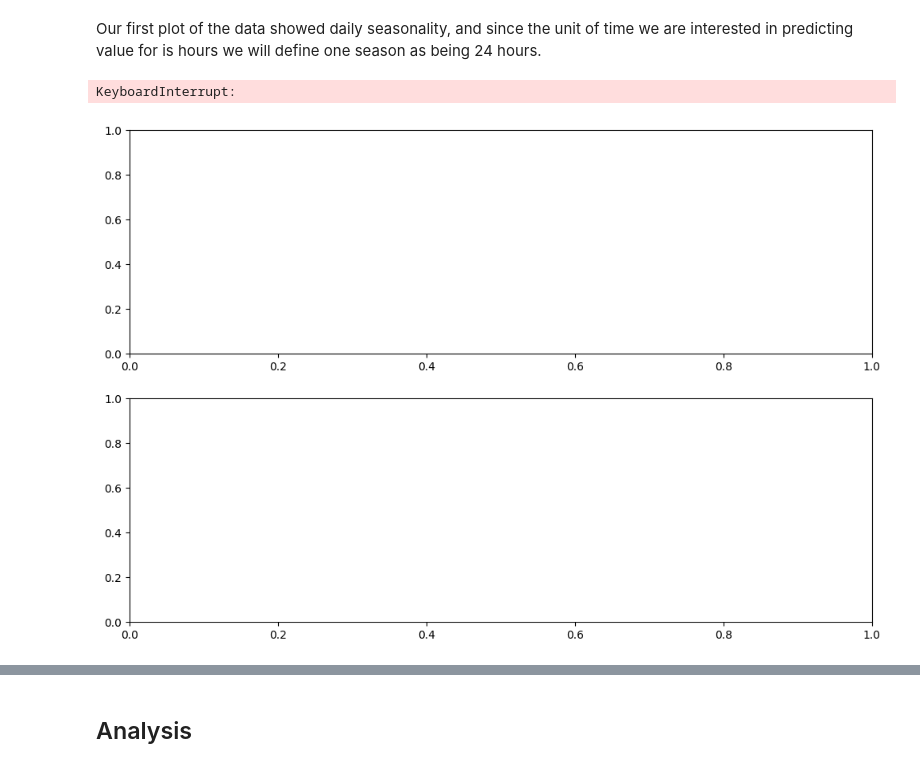
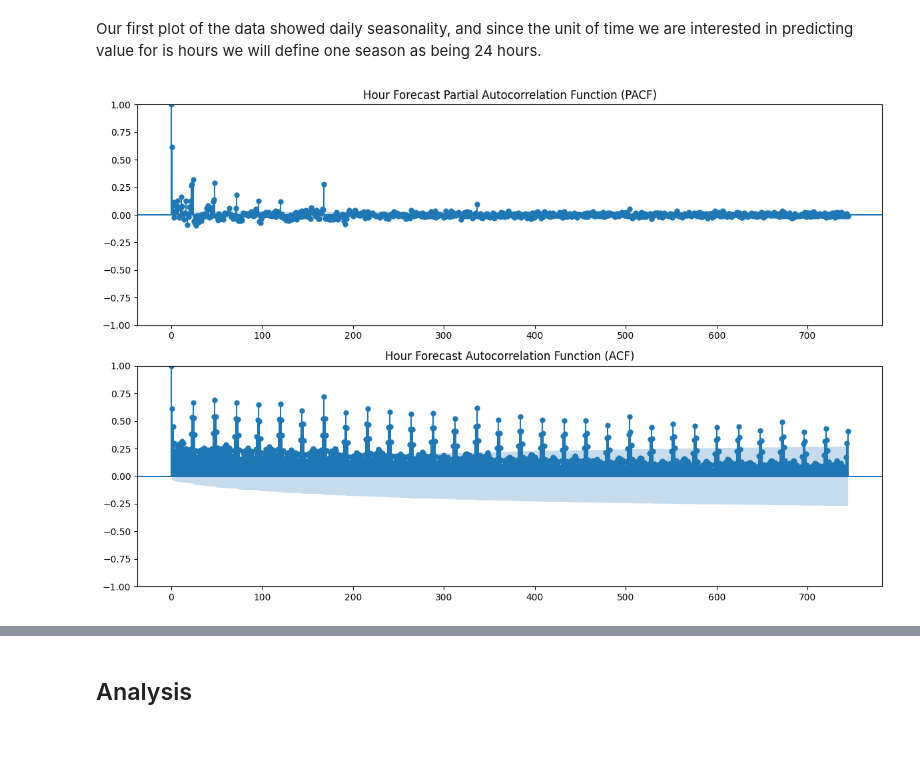
Before and after one commit to brett-k5/predicting-next-hour-taxis, a Jupyter notebook: sprint_13_project.ipynb, the cells around one changed output, grey strips where cells are left out. Saved outputs shown, nothing was run; the diff lists cells and outputs as text; code cells hidden in the pictures; blank space fills up the shorter version.

```diff
--- a/sprint_13_project.ipynb
+++ b/sprint_13_project.ipynb
@@ -135,15 +82,0 @@ hourly_orders = hourly_orders.dropna()
-# %%
-# Split data set into test set and final training set
-train_final, test = train_test_split(hourly_orders, shuffle=False, test_size=0.1)
-# Split final training set into intial trianing and validation sets
-train, val = train_test_split(train_final, shuffle=False, test_size=0.1)
-
-# Create features and targets for all sets.
-final_features_train = train_final.drop('num_orders', axis=1)
-final_target_train = train_final['num_orders']
-features_test = test.drop('num_orders', axis=1)
-target_test = test['num_orders']
-features_train = train.drop('num_orders', axis=1)
-target_train = train['num_orders']
-features_val = val.drop('num_orders', axis=1)
-target_val = val['num_orders']
@@ -150,24 +96,25 @@ target_val = val['num_orders']
 # %% [markdown]
 Our first plot of the data showed daily seasonality, and since the unit of time we are interested in predicting value for is hours we will define one season as being 24 hours.
 # %%
-# Set s eqal to hours in a day
-s = 24
 
-# Plot PACF for up to 7 seasonal cycles (7 * s lags)
-max_lag = 31 * s
+def pacf_acf(s: int, target_train: pd.Series, forecast_length: str) -> None:
 
-fig, ax = plt.subplots(2, 1, figsize=(12,8))
+    # Plot PACF for up to 7 seasonal cycles (7 * s lags)
+    max_lag = 31 * s
 
-# PACF plot
-plot_pacf(target_train, lags=max_lag, ax=ax[0])
-ax[0].set_title('Partial Autocorrelation Function (PACF)')
+    fig, ax = plt.subplots(2, 1, figsize=(12,8))
 
-# ACF plot (useful for seasonal MA terms)
-plot_acf(target_train, lags=max_lag, ax=ax[1])
-ax[1].set_title('Autocorrelation Function (ACF)')
+    # PACF plot
+    plot_pacf(pre.y_train_hour, lags=max_lag, ax=ax[0])
+    ax[0].set_title(f'{forecast_length} Forecast Partial Autocorrelation Function (PACF)')
 
-plt.tight_layout()
-plt.show()
+    # ACF plot (useful for seasonal MA terms)
+    plot_acf(target_train, lags=max_lag, ax=ax[1])
+    ax[1].set_title(f'{forecast_length} Forecast Autocorrelation Function (ACF)')
+
+    plt.tight_layout()
+    plt.show()
-# %% [output]
-KeyboardInterrupt:
-[figure, removed]
+# %%
+pacf_acf(24, pre.y_train_hour, 'Hour')
+# %% [output]
+[figure, added]
```
Also changed, not shown: parts of 52 cells of this notebook.
